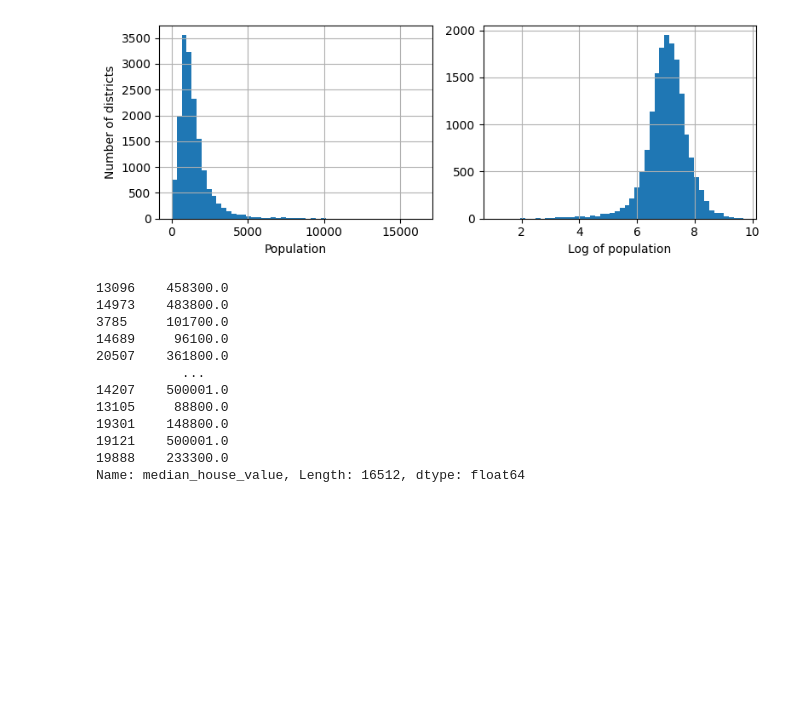
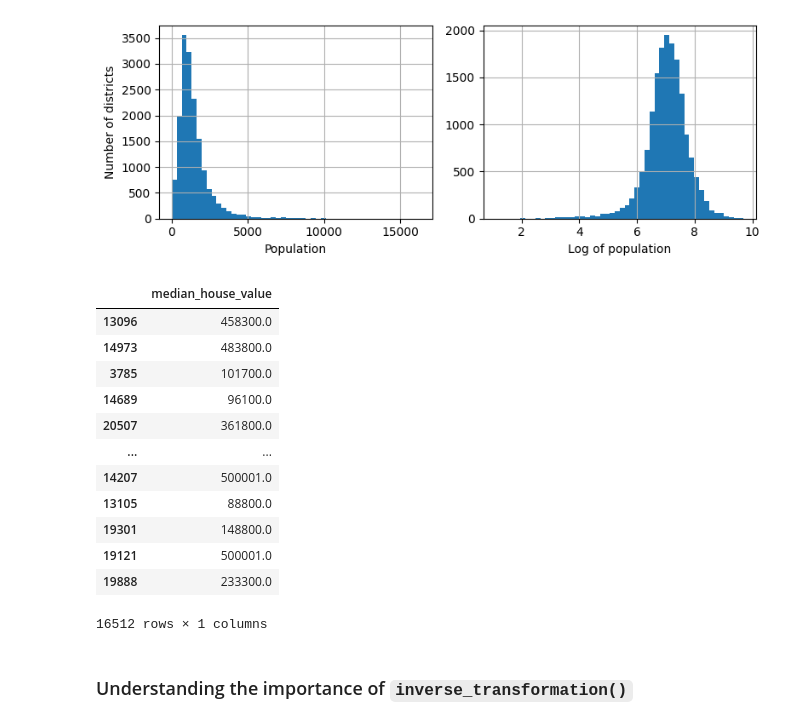
Before and after one commit to Suborno22/California-House-Sale-Prediction, a Jupyter notebook: index.ipynb, the cells around one changed output. Saved outputs shown, nothing was run; the diff lists cells and outputs as text; code cells hidden in the pictures; blank space fills up the shorter version.

```diff
--- a/index.ipynb
+++ b/index.ipynb
@@ -479,17 +480,20 @@ save_fig("long_tail_plot")
 # %% [output]
 [figure]
 # %%
-housing_labels
+housing_labels.to_frame()
 # %% [output]
+|  | median_house_value |
+| 13096 | 458300.0 |
+| 14973 | 483800.0 |
+| 3785 | 101700.0 |
+| 14689 | 96100.0 |
+| 20507 | 361800.0 |
+| ... | ... |
+| 14207 | 500001.0 |
+| 13105 | 88800.0 |
+| 19301 | 148800.0 |
+| 19121 | 500001.0 |
+| 19888 | 233300.0 |
-13096    458300.0
-14973    483800.0
-3785     101700.0
-14689     96100.0
-20507    361800.0
-           ...
-14207    500001.0
-13105     88800.0
-19301    148800.0
-19121    500001.0
-19888    233300.0
-Name: median_house_value, Length: 16512, dtype: float64
+16512 rows × 1 columns
+# %% [markdown]
+### Understanding the importance of `inverse_transformation()`
```
Also changed, not shown: parts of 10 cells of this notebook.
